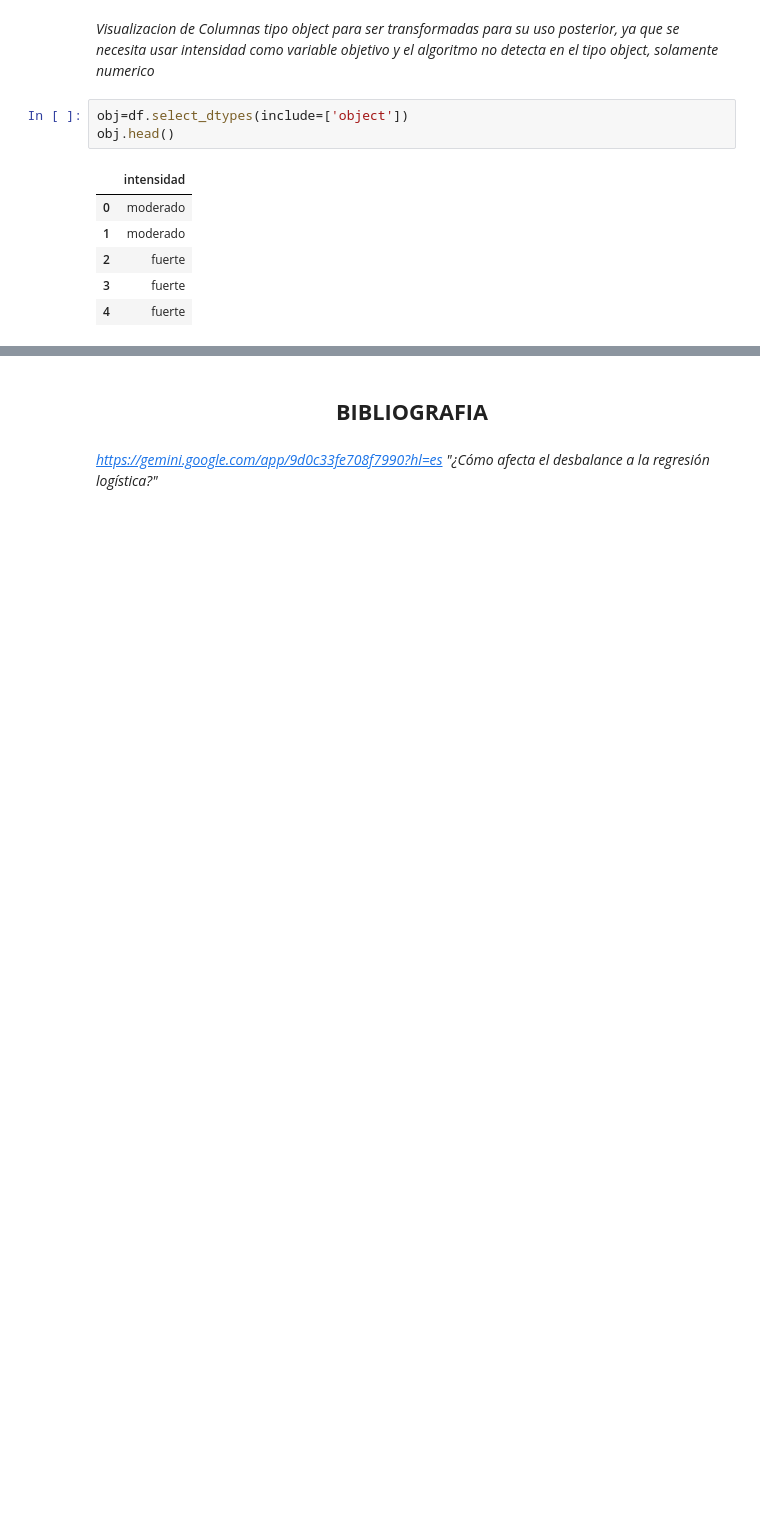
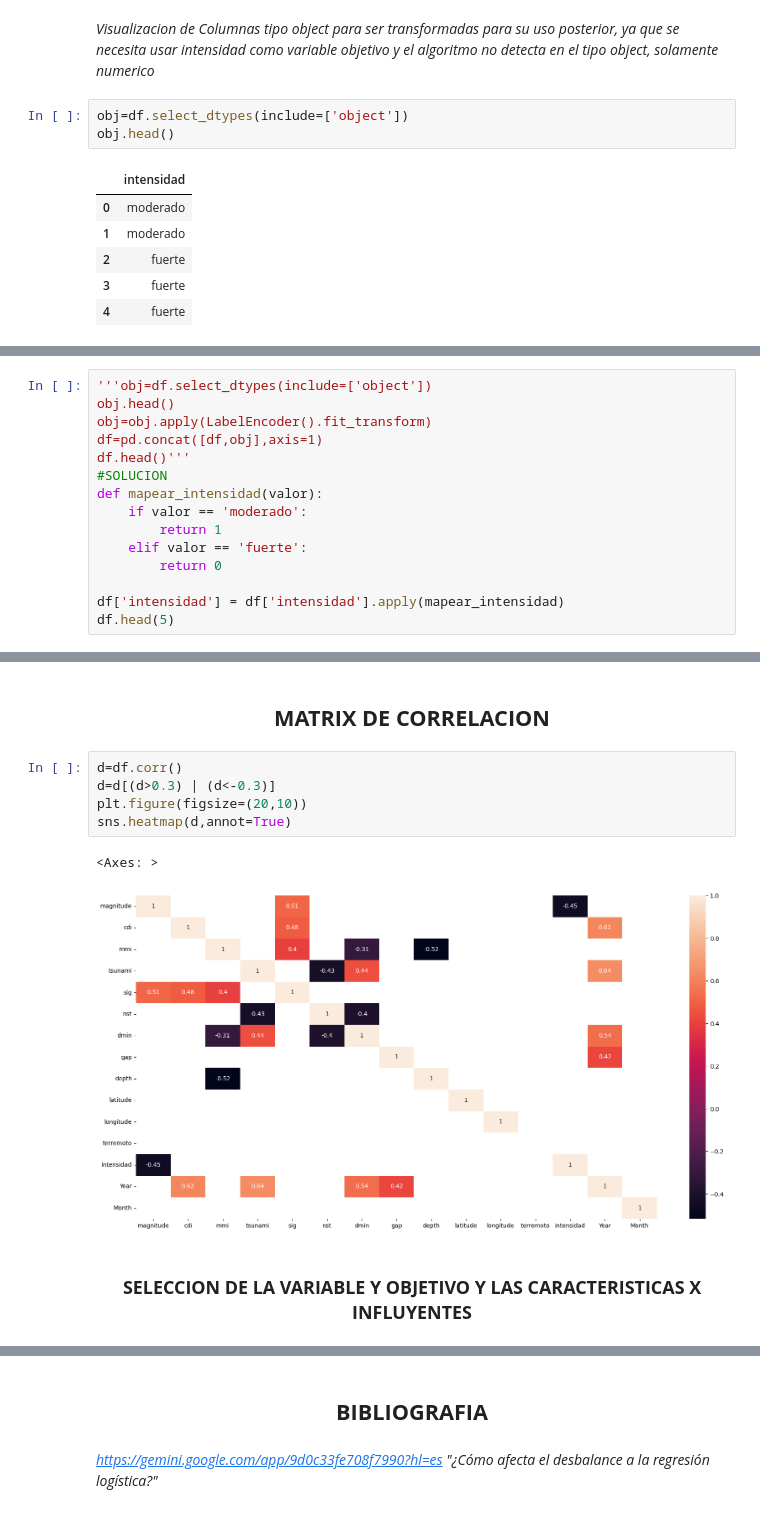
Before and after one commit to CristianLLDev/talentotech, a Jupyter notebook: Proyecto Final Regresion Logistica Terremotos/Exposicion _Regresion_logistica_Clasificacion_Intensidad_Terremotos.ipynb, the cells around one changed output, grey strips where cells are left out. Saved outputs shown, nothing was run; the diff lists cells and outputs as text; blank space fills up the shorter version.

```diff
--- a/Proyecto Final Regresion Logistica Terremotos/Exposicion _Regresion_logistica_Clasificacion_Intensidad_Terremotos.ipynb
+++ b/Proyecto Final Regresion Logistica Terremotos/Exposicion _Regresion_logistica_Clasificacion_Intensidad_Terremotos.ipynb
@@ -277,0 +285,15 @@ obj.head()
+# %%
+'''obj=df.select_dtypes(include=['object'])
+obj.head()
+obj=obj.apply(LabelEncoder().fit_transform)
+df=pd.concat([df,obj],axis=1)
+df.head()'''
+#SOLUCION
+def mapear_intensidad(valor):
+    if valor == 'moderado':
+        return 1
+    elif valor == 'fuerte':
+        return 0
+
+df['intensidad'] = df['intensidad'].apply(mapear_intensidad)
+df.head(5)
@@ -277,0 +307,12 @@ obj.head()
+# %% [markdown]
+## <CENTER>__MATRIX DE CORRELACION__</CENTER>
+# %%
+d=df.corr()
+d=d[(d>0.3) | (d<-0.3)]
+plt.figure(figsize=(20,10))
+sns.heatmap(d,annot=True)
+# %% [output]
+<Axes: >
+[figure, added]
+# %% [markdown]
+### __<CENTER>SELECCION DE LA VARIABLE Y OBJETIVO Y LAS CARACTERISTICAS X INFLUYENTES</CENTER>__
```
Also changed, not shown: parts of 6 cells of this notebook.
